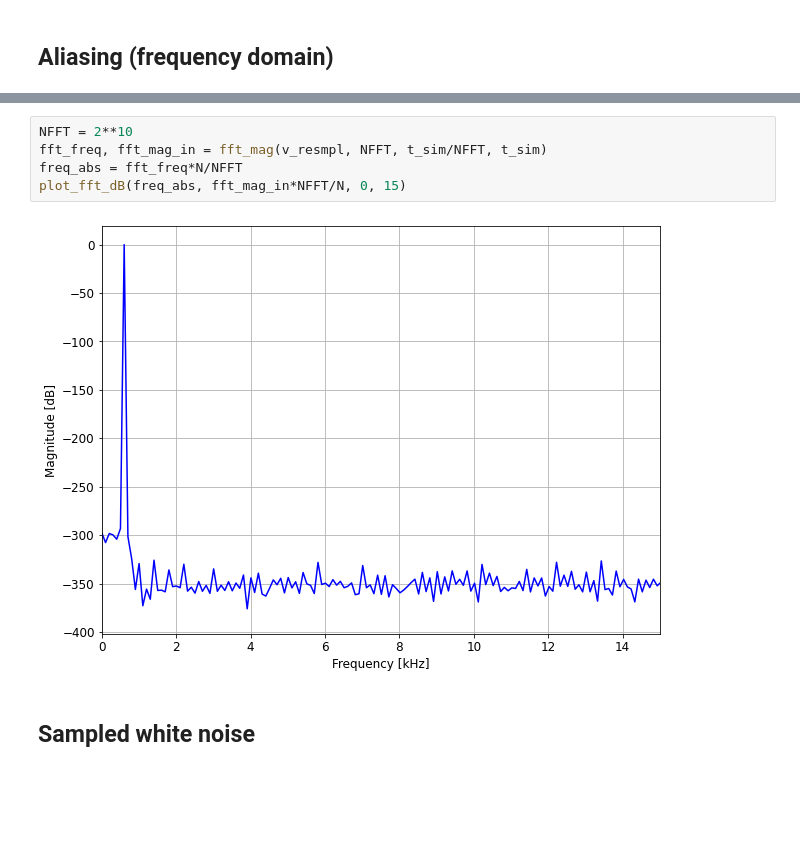
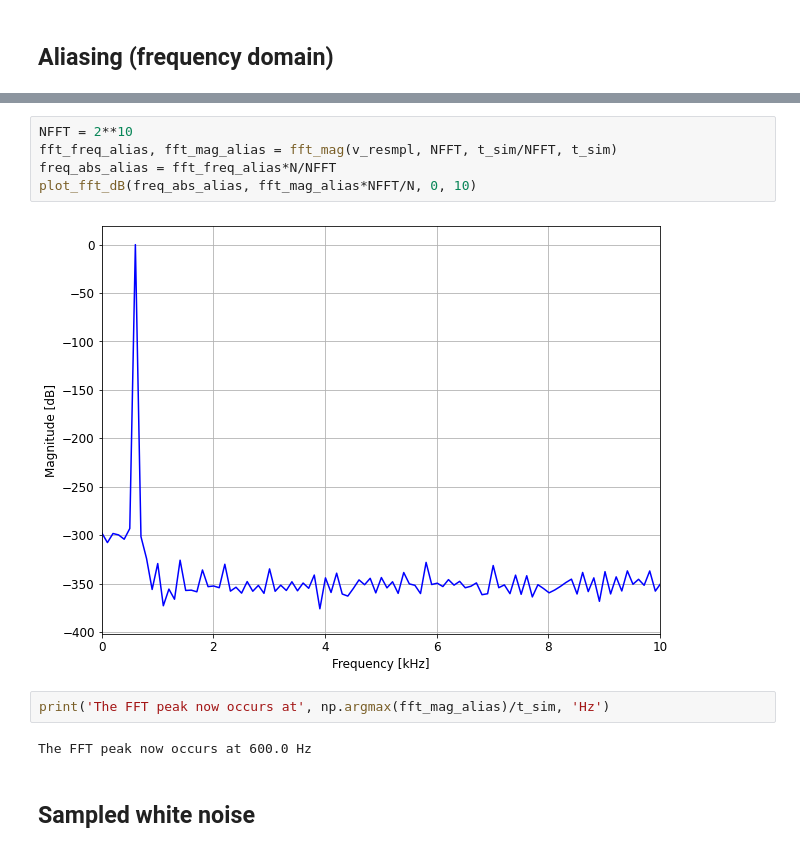
Before and after one commit to uw-analog/ee538-autumn2020, a Jupyter notebook: Lecture/2020_12_03_EE538_Lecture9.ipynb, the cells around one changed output, grey strips where cells are left out. Drawn from its saved outputs; the diff is of its cells as text; blank space fills up the shorter version.

```diff
--- a/Lecture/2020_12_03_EE538_Lecture9.ipynb
+++ b/Lecture/2020_12_03_EE538_Lecture9.ipynb
@@ -452,10 +441,14 @@ plot_fft_dB(freq_abs, fft_mag_in*NFFT/N, 0, 15)
 # %%
 NFFT = 2**10
-fft_freq, fft_mag_in = fft_mag(v_resmpl, NFFT, t_sim/NFFT, t_sim)
-freq_abs = fft_freq*N/NFFT
-plot_fft_dB(freq_abs, fft_mag_in*NFFT/N, 0, 15)
+fft_freq_alias, fft_mag_alias = fft_mag(v_resmpl, NFFT, t_sim/NFFT, t_sim)
+freq_abs_alias = fft_freq_alias*N/NFFT
+plot_fft_dB(freq_abs_alias, fft_mag_alias*NFFT/N, 0, 10)
 # %% [output]
-[figure, old version]
+[figure, new version]
+# %%
+print('The FFT peak now occurs at', np.argmax(fft_mag_alias)/t_sim, 'Hz')
+# %% [output]
+The FFT peak now occurs at 600.0 Hz
 # %% [markdown]
 ## Sampled white noise
 # %% [markdown]
```
Also changed, not shown: parts of 22 cells of this notebook, 9 other files.
